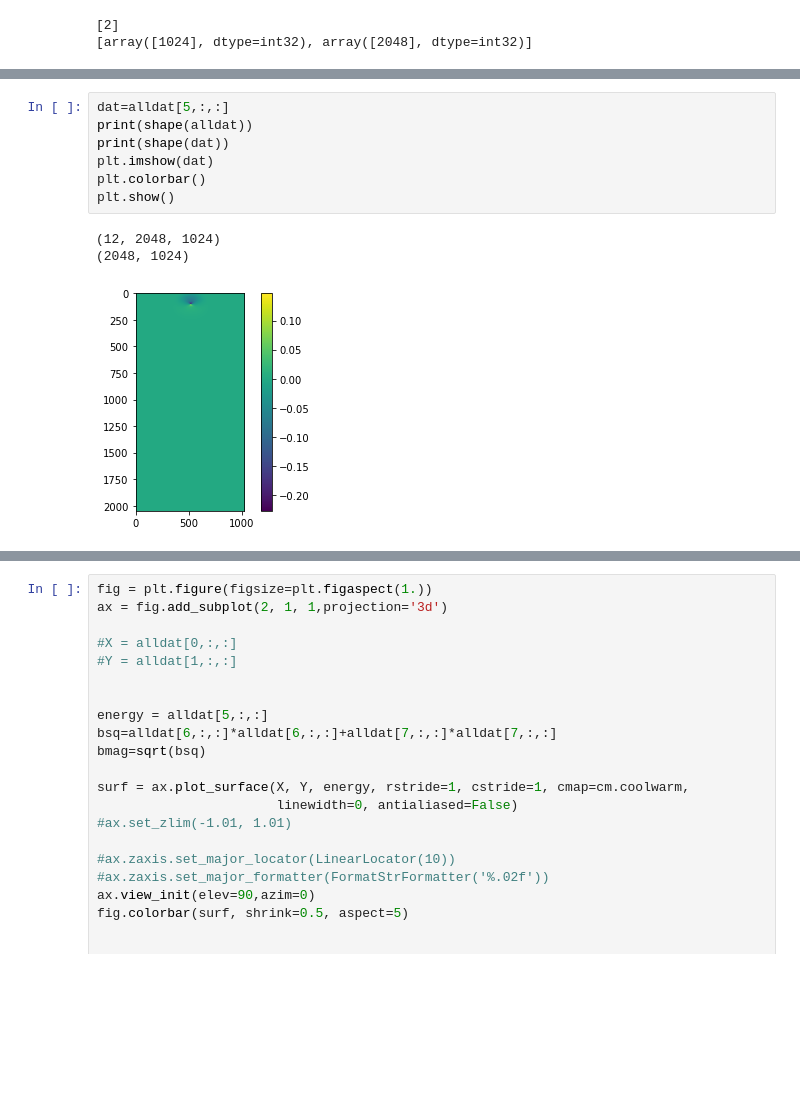
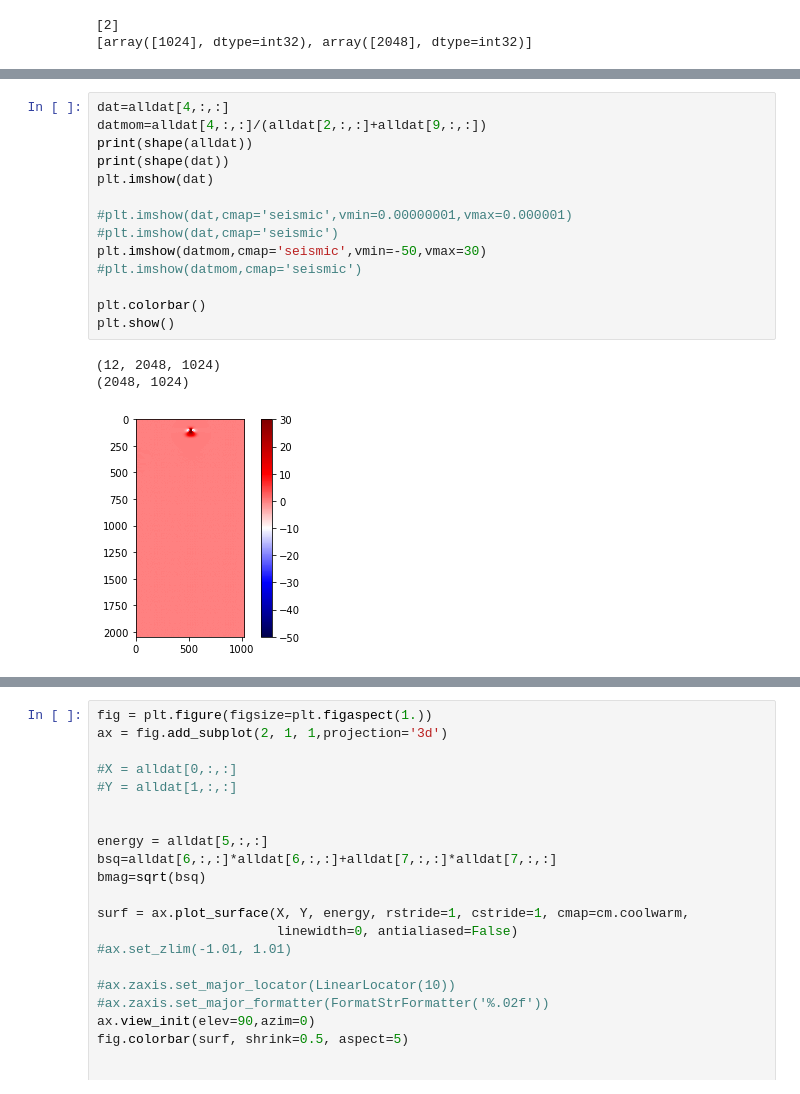
Before and after one commit to mikeg64/smaug_jet, a Jupyter notebook: python/smaug2d_surf_jet_hydro.ipynb, the cells around one changed output, grey strips where cells are left out. Saved outputs shown, nothing was run; the diff lists cells and outputs as text; blank space fills up the shorter version.

```diff
--- a/python/smaug2d_surf_jet_hydro.ipynb
+++ b/python/smaug2d_surf_jet_hydro.ipynb
@@ -104,17 +104,24 @@ ndim: [2]
 neqpar: [6]
 nw: [10]
 varbuf: [1.66667 0.      0.      0.      0.      0.     ]
-# %%
-dat=alldat[5,:,:]
-print(shape(alldat))
-print(shape(dat))
-plt.imshow(dat)
-plt.colorbar()
-plt.show()
-# %% [output]
-(12, 2048, 1024)
-(2048, 1024)
-[figure, removed]
+# %%
+dat=alldat[4,:,:]
+datmom=alldat[4,:,:]/(alldat[2,:,:]+alldat[9,:,:])
+print(shape(alldat))
+print(shape(dat))
+plt.imshow(dat)
+
+#plt.imshow(dat,cmap='seismic',vmin=0.00000001,vmax=0.000001)
+#plt.imshow(dat,cmap='seismic')
+plt.imshow(datmom,cmap='seismic',vmin=-50,vmax=30)
+#plt.imshow(datmom,cmap='seismic')
+
+plt.colorbar()
+plt.show()
+# %% [output]
+(12, 2048, 1024)
+(2048, 1024)
+[figure, added]
 # %%
 yv = alldat[1,:,5]
 fv=alldat[3,:,5]
```
Also changed, not shown: parts of 6 cells of this notebook, 7 other files.
